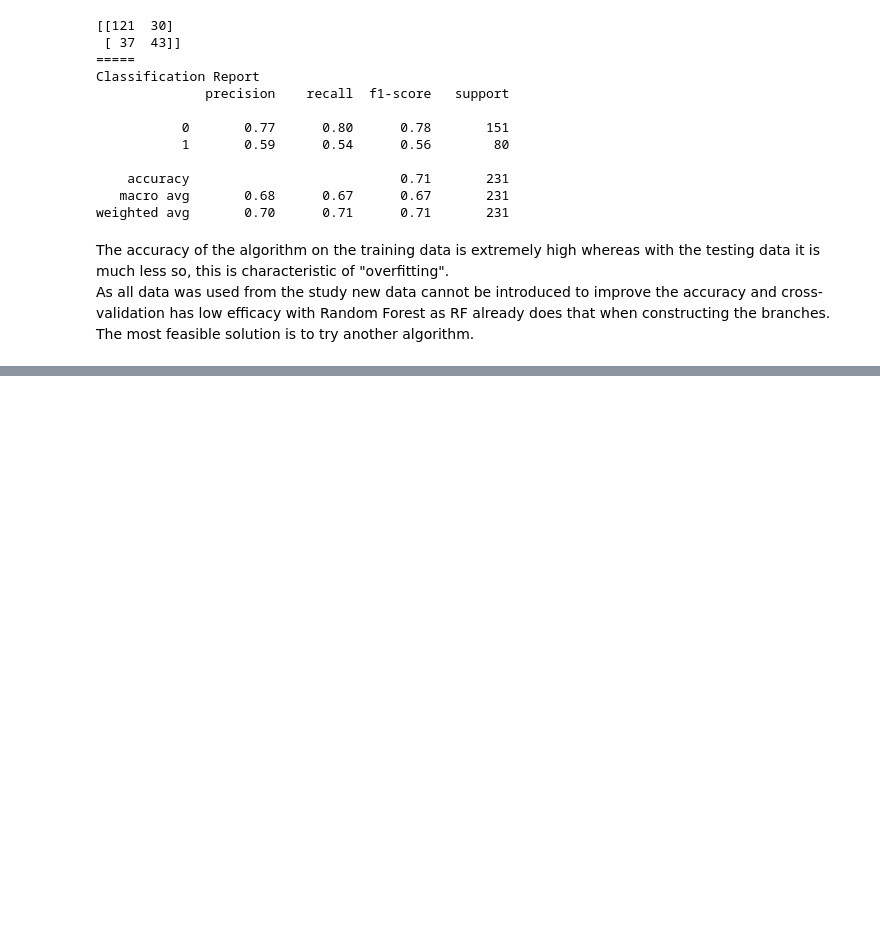
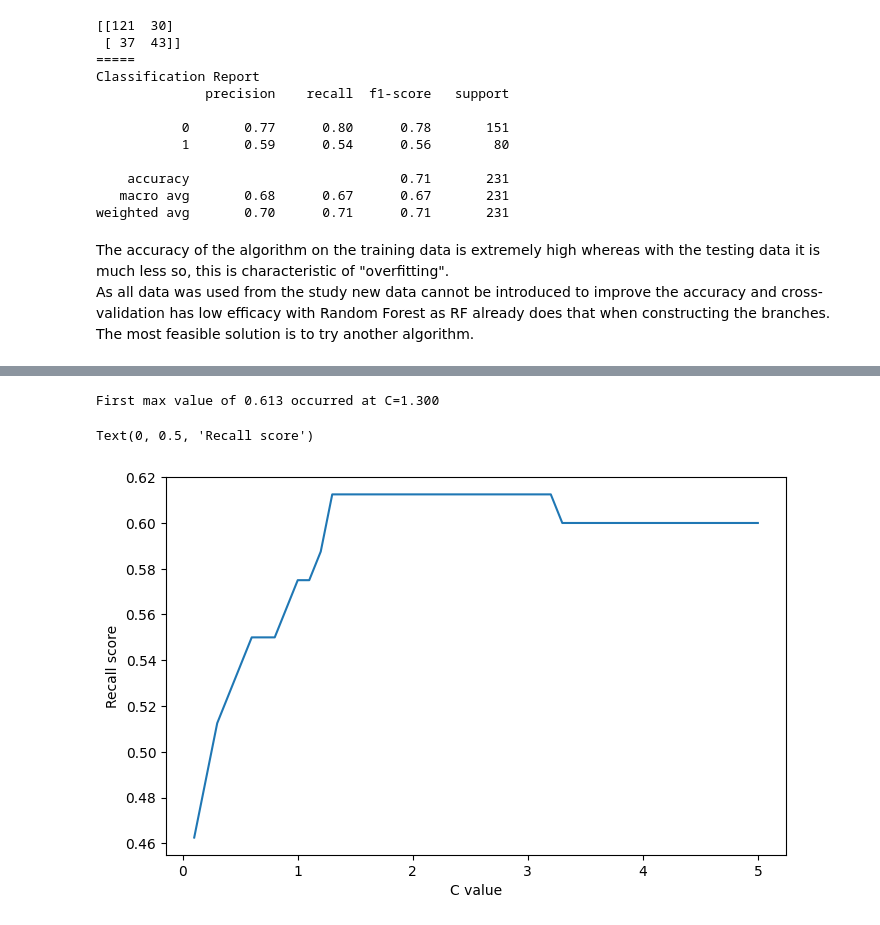
Before and after one commit to ElliotRedhead/LearningPythonMachineLearning, a Jupyter notebook: Jupyter Notebook/Pima Diabetes Prediction.ipynb, the cells around one changed output, grey strips where cells are left out. Saved outputs shown, nothing was run; the diff lists cells and outputs as text; code cells hidden in the pictures; blank space fills up the shorter version.

Commit message:
Attempt to correct low recall with hyperparameter.

```diff
--- a/Jupyter Notebook/Pima Diabetes Prediction.ipynb
+++ b/Jupyter Notebook/Pima Diabetes Prediction.ipynb
@@ -393,0 +396,14 @@ The most feasible solution is to try another algorithm.
+# %%
+from sklearn.linear_model import LogisticRegression
+
+# C is the regularisation hyperparameter
+lr_model = LogisticRegression(C=0.7, random_state=42, solver='liblinear', max_iter=10000)
+lr_model.fit(X_train, y_train.ravel())
+lr_predict_test = lr_model.predict(X_test)
+
+# Training Metrics
+print(f"Accuracy: {metrics.accuracy_score(y_test, lr_predict_test):.4f}")
+print(metrics.confusion_matrix(y_test, lr_predict_test))
+print("=====")
+print("Classification Report")
+print(metrics.classification_report(y_test, lr_predict_test))
@@ -393,0 +424,34 @@ The most feasible solution is to try another algorithm.
+# %%
+# Optimising recall with regularisation parameter
+C_start = 0.1
+C_end = 5
+C_inc = 0.1
+
+C_values, recall_scores = [], []
+
+C_val = C_start
+best_recall_score = 0
+while (C_val < C_end):
+    C_values.append(C_val)
+    lr_model_loop = LogisticRegression(C=C_val, random_state=42, solver='liblinear', max_iter=10000)
+    lr_model_loop.fit(X_train, y_train.ravel())
+    lr_predict_loop_test = lr_model_loop.predict(X_test)
+    recall_score = metrics.recall_score(y_test, lr_predict_loop_test)
+    recall_scores.append(recall_score)
+    if (recall_score > best_recall_score):
+        best_recall_score = recall_score
+        best_lr_predict_test = lr_predict_loop_test
+    C_val = C_val + C_inc
+
+best_score_C_val = C_values[recall_scores.index(best_recall_score)]
+print(f"First max value of {best_recall_score:.3f} occurred at C={best_score_C_val:.3f}")
+
+%matplotlib inline
+plt.figure(figsize=(8,5), dpi=100)
+plt.plot(C_values, recall_scores, "-")
+plt.xlabel("C value")
+plt.ylabel("Recall score")
+# %% [output]
+First max value of 0.613 occurred at C=1.300
+Text(0, 0.5, 'Recall score')
+[figure, added]
```
Also changed, not shown: parts of 3 cells of this notebook.
